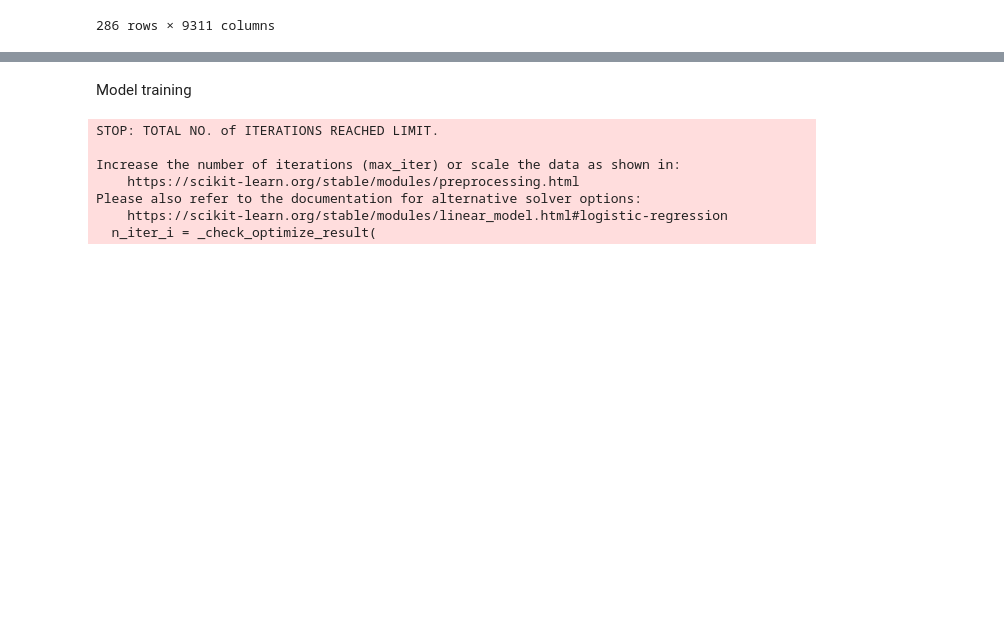
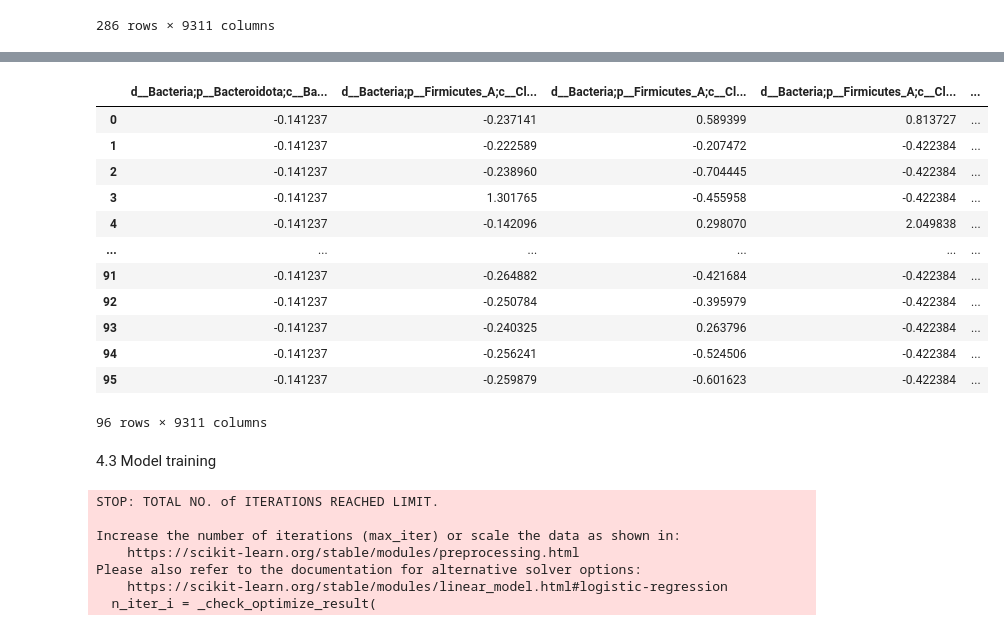
Before and after one commit to MGS-dot/LSA-project, a Jupyter notebook: machine-learning-3.ipynb, the cells around one changed output, grey strips where cells are left out. Saved outputs shown, nothing was run; the diff lists cells and outputs as text; code cells hidden in the pictures; blank space fills up the shorter version.

```diff
--- a/machine-learning-3.ipynb
+++ b/machine-learning-3.ipynb
@@ -291,7 +297,22 @@ Apply standard scaling in the same way to the test dataset.
 # %%
 test_X_filtered_std = pd.DataFrame(scaler_std.transform(test_X_filtered),columns=test_X_filtered.columns)
+test_X_filtered_std
+# %% [output]
+|  | d__Bacteria;p__Bacteroidota;c__Ba... | d__Bacteria;p__Firmicutes_A;c__Cl... | d__Bacteria;p__Firmicutes_A;c__Cl... | d__Bacteria;p__Firmicutes_A;c__Cl... | ... |
+| 0 | -0.141237 | -0.237141 | 0.589399 | 0.813727 | ... |
+| 1 | -0.141237 | -0.222589 | -0.207472 | -0.422384 | ... |
+| 2 | -0.141237 | -0.238960 | -0.704445 | -0.422384 | ... |
+| 3 | -0.141237 | 1.301765 | -0.455958 | -0.422384 | ... |
+| 4 | -0.141237 | -0.142096 | 0.298070 | 2.049838 | ... |
+| ... | ... | ... | ... | ... | ... |
+| 91 | -0.141237 | -0.264882 | -0.421684 | -0.422384 | ... |
+| 92 | -0.141237 | -0.250784 | -0.395979 | -0.422384 | ... |
+| 93 | -0.141237 | -0.240325 | 0.263796 | -0.422384 | ... |
+| 94 | -0.141237 | -0.256241 | -0.524506 | -0.422384 | ... |
+| 95 | -0.141237 | -0.259879 | -0.601623 | -0.422384 | ... |
+96 rows × 9311 columns
-# %% [markdown]
-Model training
+# %% [markdown]
+4.3 Model training
 # %%
 from sklearn.linear_model import LogisticRegression
 
```
Also changed, not shown: parts of 32 cells of this notebook.
